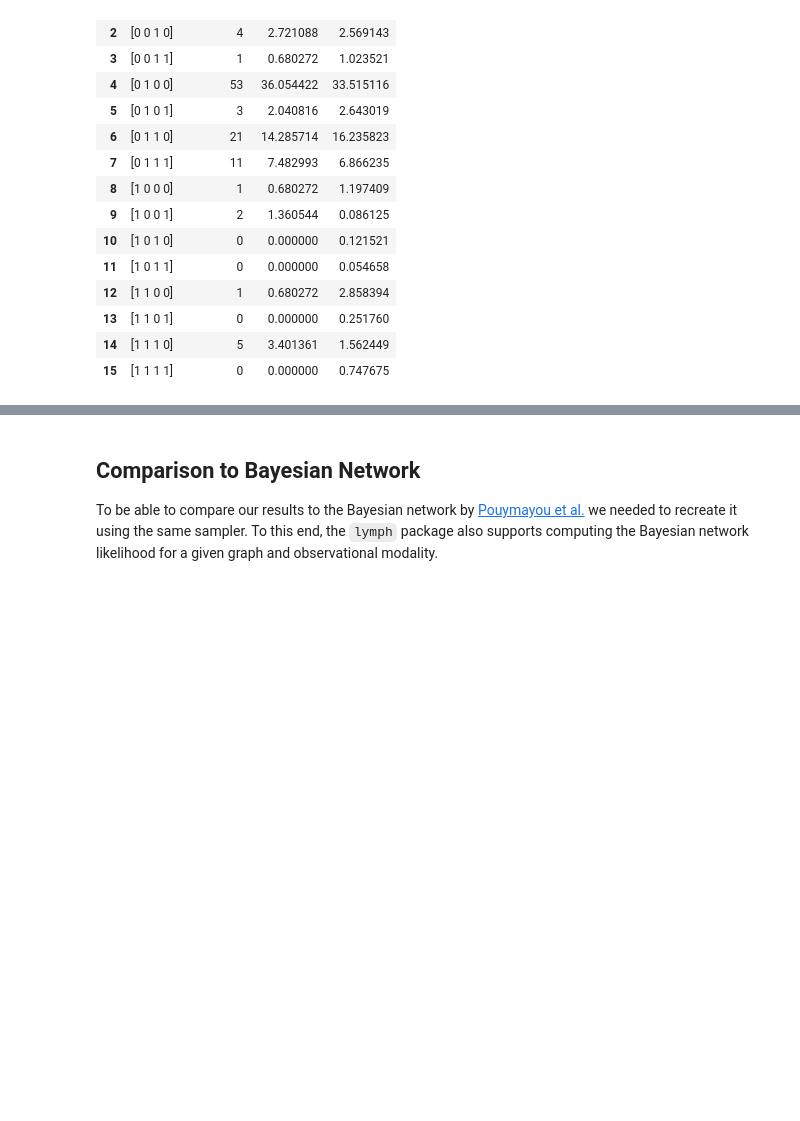
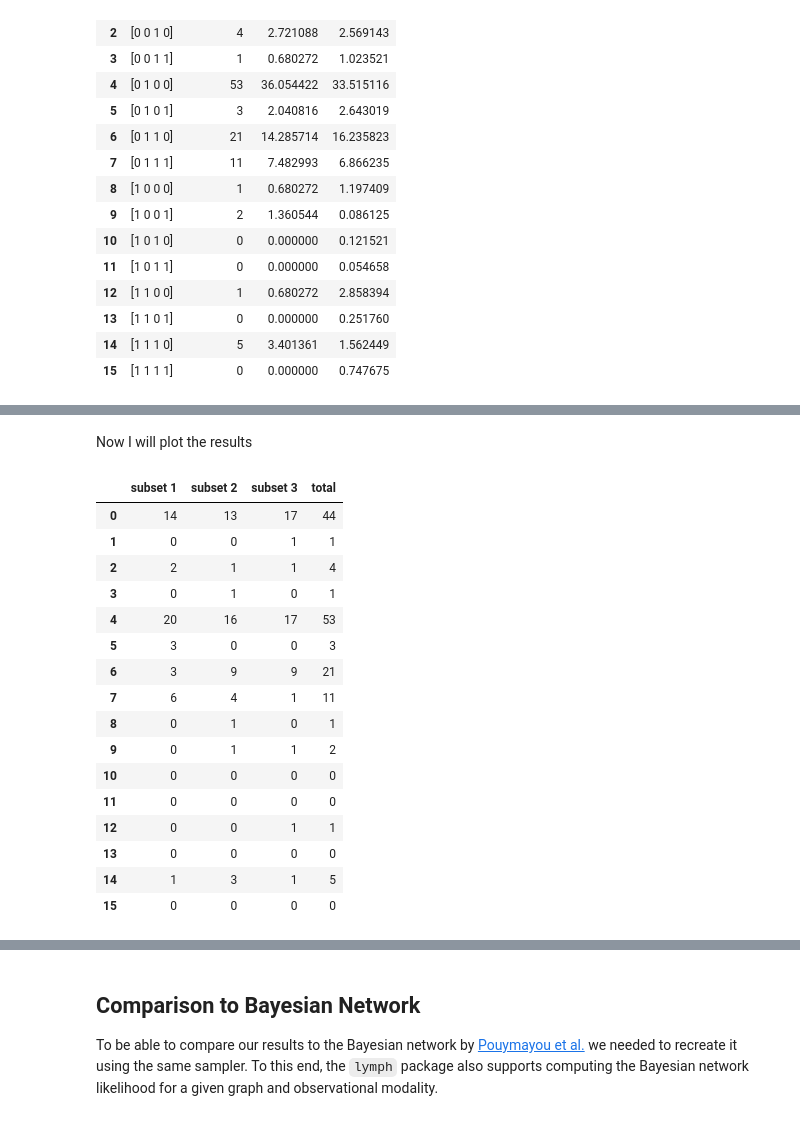
Before and after one commit to rmnldwg/lymph, a Jupyter notebook: notebook/results_and_plots.ipynb, the cells around one changed output, grey strips where cells are left out. Saved outputs shown, nothing was run; the diff lists cells and outputs as text; code cells hidden in the pictures; blank space fills up the shorter version.

```diff
--- a/notebook/results_and_plots.ipynb
+++ b/notebook/results_and_plots.ipynb
@@ -563,0 +621,19 @@ The next thing I could do is to randomly split the dataset into two parts and tr
+# %% [markdown]
+Now I will plot the results
+# %%
+systm.load_data(data, t_stage=["early"],
+                spsn_dict=spsn_dict, mode="HMM",
+                gen_C_kwargs={"delete_ones": False})
+
+C_total = systm.C_dict["early"]
+f_total = systm.f_dict["early"]
+
+C_matrices = []
+f_vectors = []
+
+for i,subset in enumerate(subsets):
+    systm.load_data(subset, t_stage=["early"],
+                    spsn_dict=spsn_dict, mode="HMM",
+                    gen_C_kwargs={"delete_ones": False})
+    C_matrices.append(systm.C_dict["early"])
+    f_vectors.append(systm.f_dict["early"])
@@ -563,0 +642,37 @@ The next thing I could do is to randomly split the dataset into two parts and tr
+# %%
+# go through all the states
+for s in range(16):
+    new_row = {}
+    try:
+        idx = np.where(C_total[s,:])[0][0]
+        new_row["total"] = f_total[idx]
+    except IndexError:
+        new_row["total"] = 0
+    for i in range(3):
+        try:
+            idx = np.where(C_matrices[i][s,:])[0][0]
+            new_row[f"subset {i+1}"] = f_vectors[i][idx]
+        except IndexError:
+            new_row[f"subset {i+1}"] = 0
+
+    cross_val = cross_val.append(new_row, ignore_index=True)
+# %%
+cross_val
+# %% [output]
+|  | subset 1 | subset 2 | subset 3 | total |
+| 0 | 14 | 13 | 17 | 44 |
+| 1 | 0 | 0 | 1 | 1 |
+| 2 | 2 | 1 | 1 | 4 |
+| 3 | 0 | 1 | 0 | 1 |
+| 4 | 20 | 16 | 17 | 53 |
+| 5 | 3 | 0 | 0 | 3 |
+| 6 | 3 | 9 | 9 | 21 |
+| 7 | 6 | 4 | 1 | 11 |
+| 8 | 0 | 1 | 0 | 1 |
+| 9 | 0 | 1 | 1 | 2 |
+| 10 | 0 | 0 | 0 | 0 |
+| 11 | 0 | 0 | 0 | 0 |
+| 12 | 0 | 0 | 1 | 1 |
+| 13 | 0 | 0 | 0 | 0 |
+| 14 | 1 | 3 | 1 | 5 |
+| 15 | 0 | 0 | 0 | 0 |
```
Also changed, not shown: parts of 14 cells of this notebook, 14 other files.
